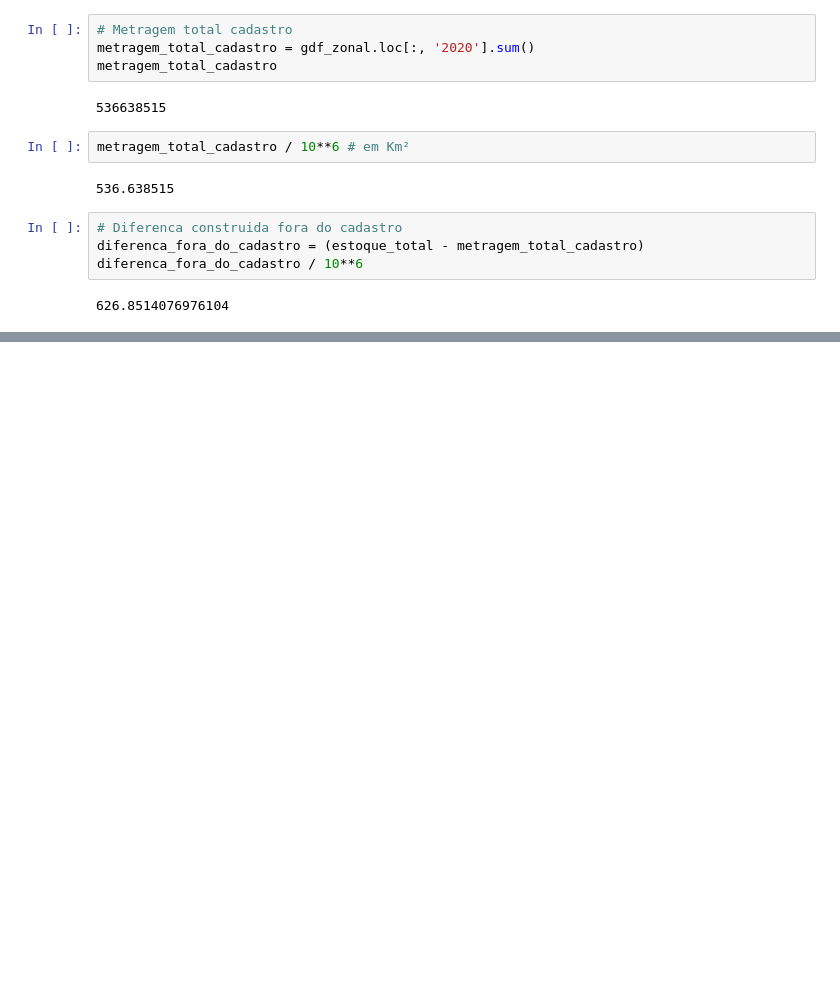
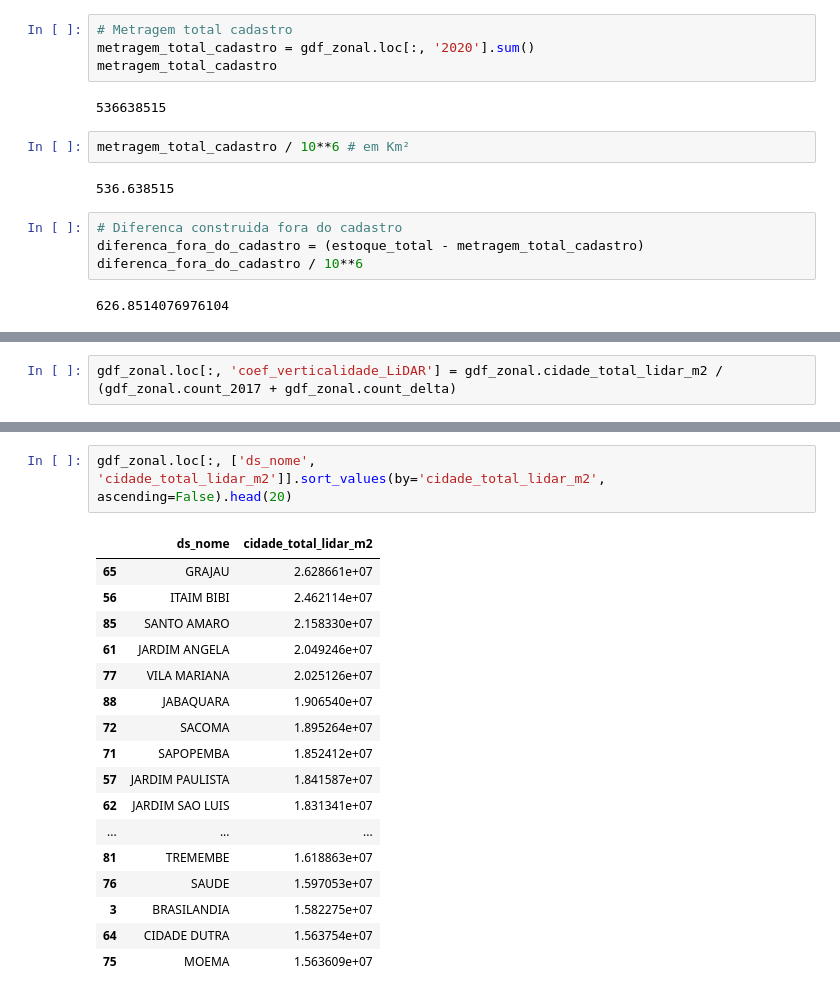
Before and after one commit to cem-usp/faveLiDAR, a Jupyter notebook: 07-analises-artigo.ipynb, the cells around one changed output, grey strips where cells are left out. Saved outputs shown, nothing was run; the diff lists cells and outputs as text; blank space fills up the shorter version.

```diff
--- a/07-analises-artigo.ipynb
+++ b/07-analises-artigo.ipynb
@@ -45,0 +99,2 @@ diferenca_fora_do_cadastro / estoque_total
+# %%
+gdf_zonal.loc[:, 'coef_verticalidade_LiDAR'] = gdf_zonal.cidade_total_lidar_m2 / (gdf_zonal.count_2017 + gdf_zonal.count_delta)
@@ -45,0 +130,20 @@ diferenca_fora_do_cadastro / estoque_total
+# %%
+gdf_zonal.loc[:, ['ds_nome', 'cidade_total_lidar_m2']].sort_values(by='cidade_total_lidar_m2', ascending=False).head(20)
+# %% [output]
+|  | ds_nome | cidade_total_lidar_m2 |
+| 65 | GRAJAU | 2.628661e+07 |
+| 56 | ITAIM BIBI | 2.462114e+07 |
+| 85 | SANTO AMARO | 2.158330e+07 |
+| 61 | JARDIM ANGELA | 2.049246e+07 |
+| 77 | VILA MARIANA | 2.025126e+07 |
+| 88 | JABAQUARA | 1.906540e+07 |
+| 72 | SACOMA | 1.895264e+07 |
+| 71 | SAPOPEMBA | 1.852412e+07 |
+| 57 | JARDIM PAULISTA | 1.841587e+07 |
+| 62 | JARDIM SAO LUIS | 1.831341e+07 |
+| ... | ... | ... |
+| 81 | TREMEMBE | 1.618863e+07 |
+| 76 | SAUDE | 1.597053e+07 |
+| 3 | BRASILANDIA | 1.582275e+07 |
+| 64 | CIDADE DUTRA | 1.563754e+07 |
+| 75 | MOEMA | 1.563609e+07 |
```
Also changed, not shown: parts of 19 cells of this notebook, 7 other files.
